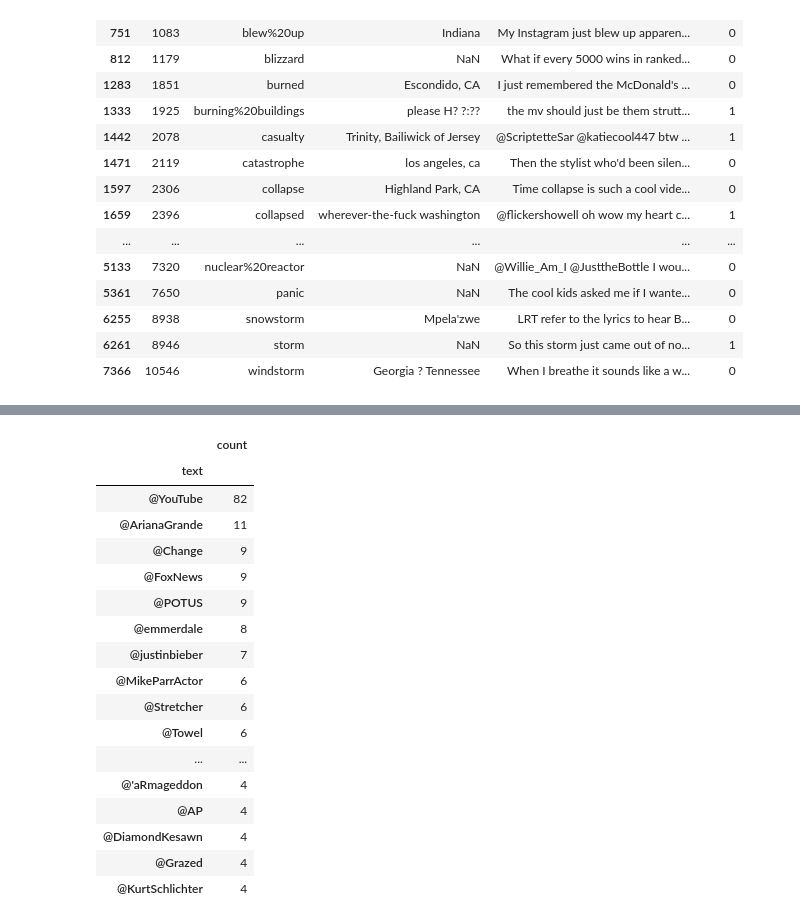
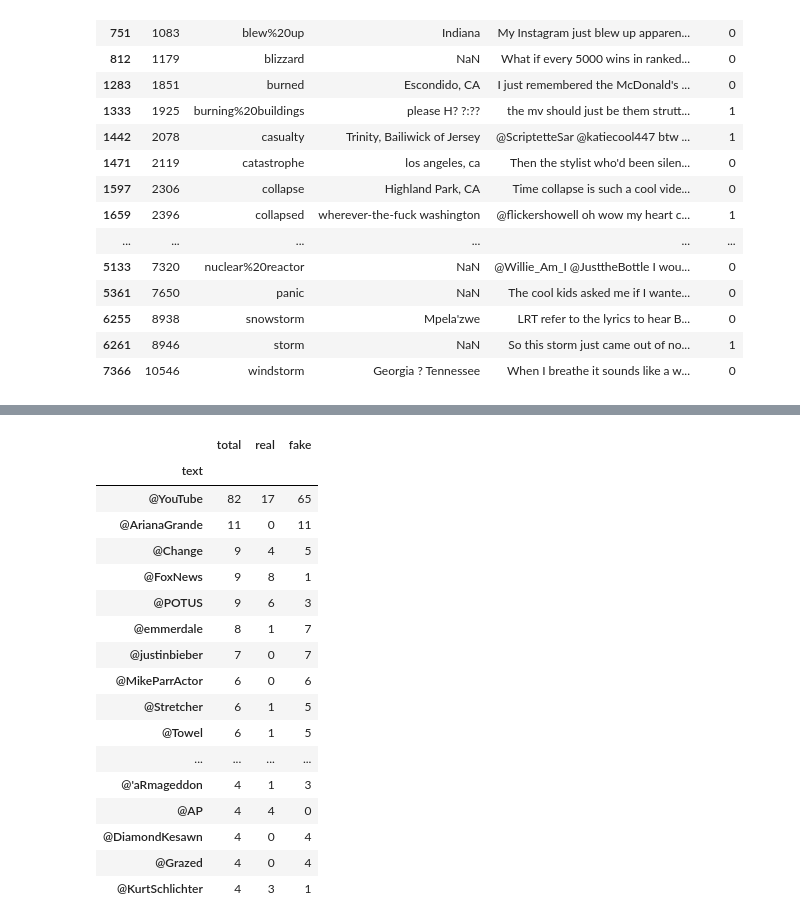
Before and after one commit to milemarchese/OrganizacionDeDatos, a Jupyter notebook: Análisis Exploratorio.ipynb, the cells around one changed output, grey strips where cells are left out. Drawn from its saved outputs; the diff is of its cells as text; code cells hidden in the pictures.

```diff
--- a/Análisis Exploratorio.ipynb
+++ b/Análisis Exploratorio.ipynb
@@ -341,25 +349,25 @@ mentions_to_group.head()
 # %%
-mentions_grouped = mentions_to_group.groupby('text').agg({'text': 'count'}).nlargest(20, 'text')
-mentions_grouped.columns = ['count']
+mentions_grouped = mentions_to_group.groupby(['text']).agg({'text': 'count', 'target':'sum'}).nlargest(20, 'text')
+mentions_grouped['fake'] = mentions_grouped['text'] - mentions_grouped['target']
+mentions_grouped.columns = ['total', 'real', 'fake']
+mentions_grouped
+# %% [output]
+|  | total | real | fake |
+| text |  |  |  |
+| @YouTube | 82 | 17 | 65 |
+| @ArianaGrande | 11 | 0 | 11 |
+| @Change | 9 | 4 | 5 |
+| @FoxNews | 9 | 8 | 1 |
+| @POTUS | 9 | 6 | 3 |
+| @emmerdale | 8 | 1 | 7 |
+| @justinbieber | 7 | 0 | 7 |
+| @MikeParrActor | 6 | 0 | 6 |
+| @Stretcher | 6 | 1 | 5 |
+| @Towel | 6 | 1 | 5 |
+| ... | ... | ... | ... |
+| @'aRmageddon | 4 | 1 | 3 |
+| @AP | 4 | 4 | 0 |
+| @DiamondKesawn | 4 | 0 | 4 |
+| @Grazed | 4 | 0 | 4 |
+| @KurtSchlichter | 4 | 3 | 1 |
-# %%
-mentions_grouped
-# %% [output]
-|  | count |
-| text |  |
-| @YouTube | 82 |
-| @ArianaGrande | 11 |
-| @Change | 9 |
-| @FoxNews | 9 |
-| @POTUS | 9 |
-| @emmerdale | 8 |
-| @justinbieber | 7 |
-| @MikeParrActor | 6 |
-| @Stretcher | 6 |
-| @Towel | 6 |
-| ... | ... |
-| @'aRmageddon | 4 |
-| @AP | 4 |
-| @DiamondKesawn | 4 |
-| @Grazed | 4 |
-| @KurtSchlichter | 4 |
 # %%
```
Also changed, not shown: parts of 9 cells of this notebook.
